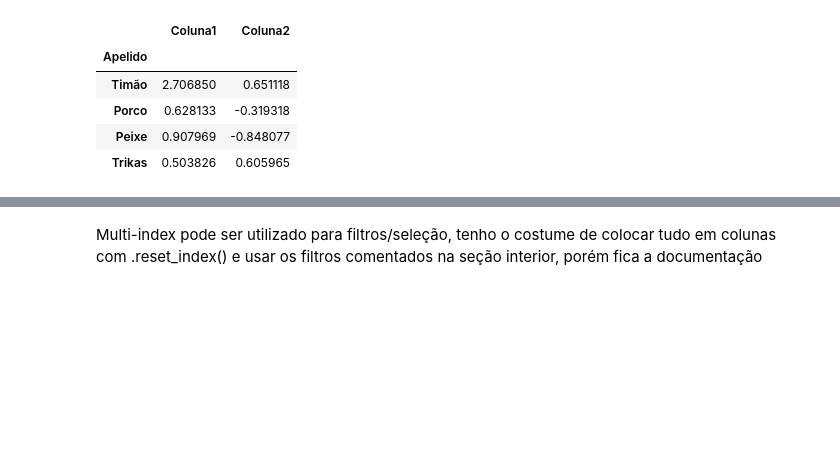
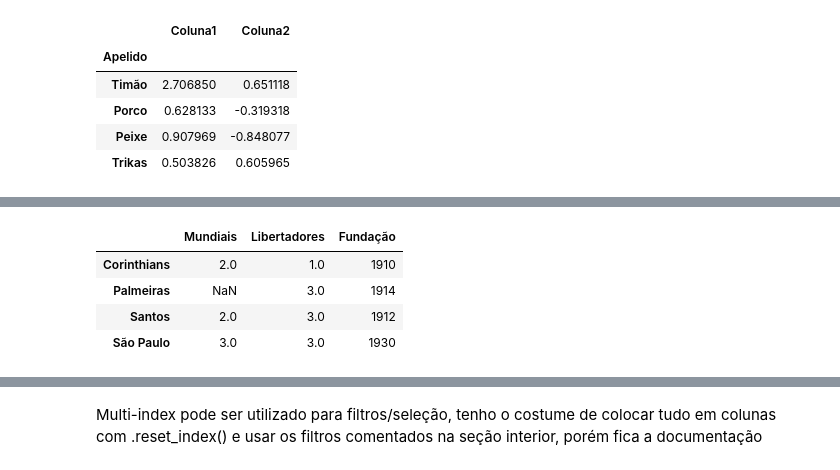
Before and after one commit to katrips/treinamento_python, a Jupyter notebook: Notebooks/Pandas/2. DataFrames_Pandas.ipynb, the cells around one changed output, grey strips where cells are left out. Drawn from its saved outputs; the diff is of its cells as text; code cells hidden in the pictures; blank space fills up the shorter version.

```diff
--- a/Notebooks/Pandas/2. DataFrames_Pandas.ipynb
+++ b/Notebooks/Pandas/2. DataFrames_Pandas.ipynb
@@ -481,0 +523,8 @@ df_dict_aux.set_index("Apelido")
+# %%
+df_campeonatos.dropna(thresh=2) # thresh vem de threshold, no caso define o mínimo de valores não nulos que precisam existir para que a linha não seja descartada
+# %% [output]
+|  | Mundiais | Libertadores | Fundação |
+| Corinthians | 2.0 | 1.0 | 1910 |
+| Palmeiras | NaN | 3.0 | 1914 |
+| Santos | 2.0 | 3.0 | 1912 |
+| São Paulo | 3.0 | 3.0 | 1930 |
```
Also changed, not shown: parts of 12 cells of this notebook, 2 other files.
